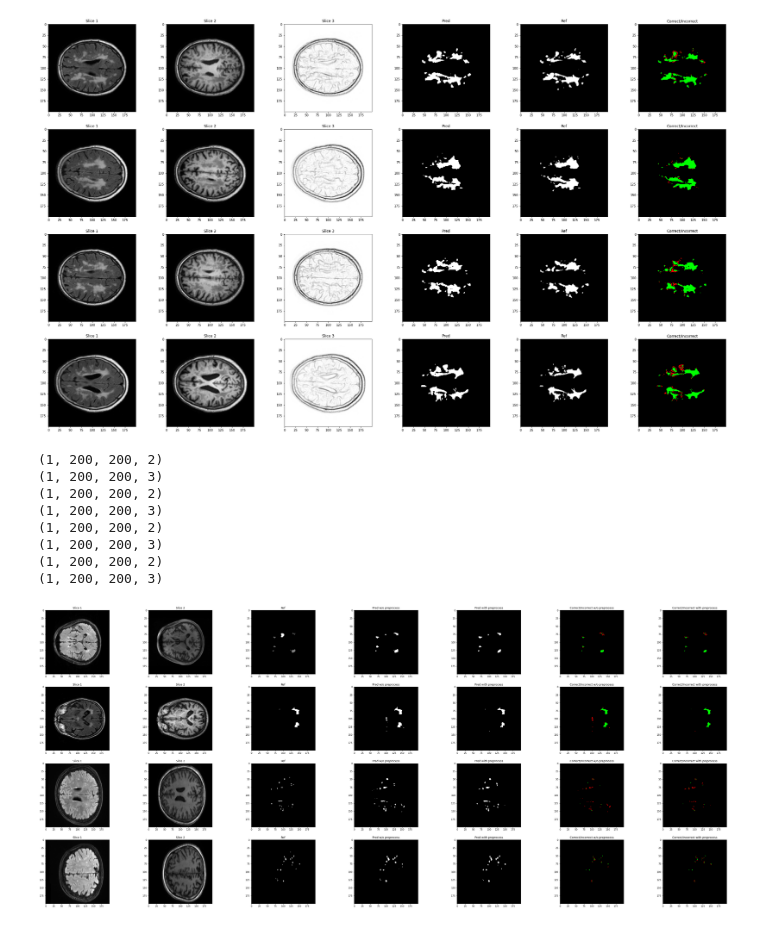
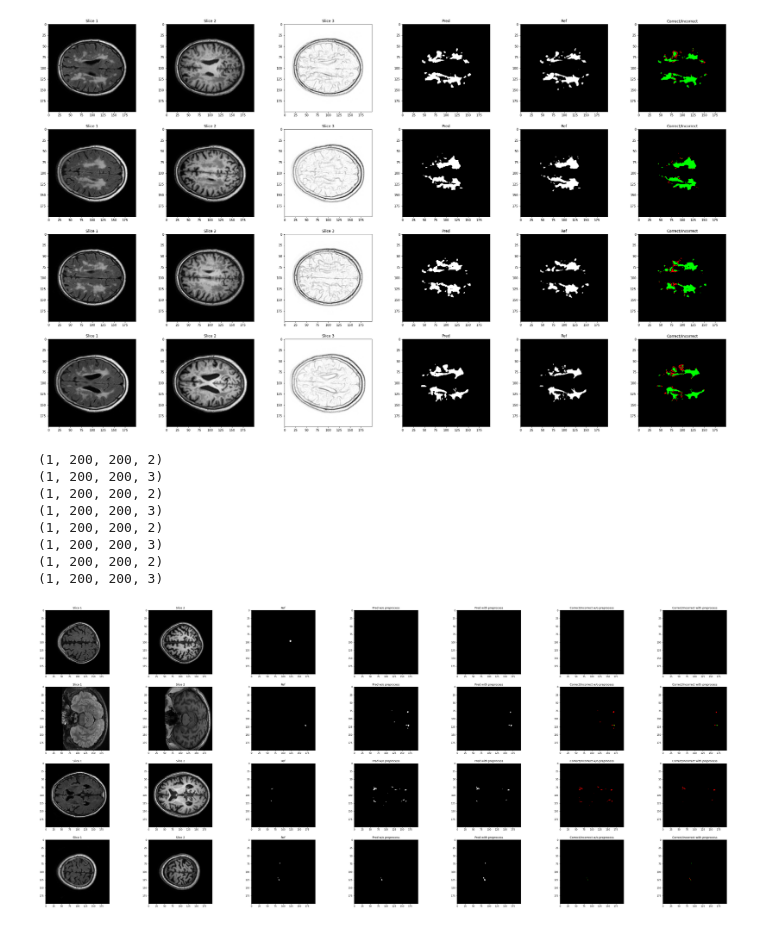
Before and after one commit to davidchen9830/wmh_challenge_segmentation, a Jupyter notebook: models/2d/test_model.ipynb, the cells around one changed output. Saved outputs shown, nothing was run; the diff lists cells and outputs as text; code cells hidden in the pictures.

```diff
--- a/models/2d/test_model.ipynb
+++ b/models/2d/test_model.ipynb
@@ -33,8 +33,8 @@ test_gen = Generator(gts, slices, img_idx_slices, input_size=200, output_size=20
 # %%
 #result_preprocess = model_preprocess.evaluate(test_gen_preprocess)
 # %%
-ones = []
-for i in range(len(test_gen_preprocess)):
-    X, Y = test_gen_preprocess[i]
-    ones.append(np.count_nonzero(Y))
-ones = np.array(ones)
+# ones = []
+# for i in range(len(test_gen_preprocess)):
+#     X, Y = test_gen_preprocess[i]
+#     ones.append(np.count_nonzero(Y))
+# ones = np.array(ones)
@@ -224,16 +216,16 @@ def test_models(model, model_preprocess, test_gen, test_gen_preprocess, images):
         cpt += 1
     plt.show()
 # %%
-batch_number = 25
+batch_number = 80
 test_models(model, model_preprocess, test_gen, test_gen_preprocess,
              indices[batch_number * 4: batch_number * 4 + 4])
 # %% [output]
 (1, 200, 200, 2)
 (1, 200, 200, 3)
 (1, 200, 200, 2)
 (1, 200, 200, 3)
 (1, 200, 200, 2)
 (1, 200, 200, 3)
 (1, 200, 200, 2)
 (1, 200, 200, 3)
-[figure, old version]
+[figure, new version]
```
Also changed, not shown: parts of 1 cell of this notebook, 2 other files.
